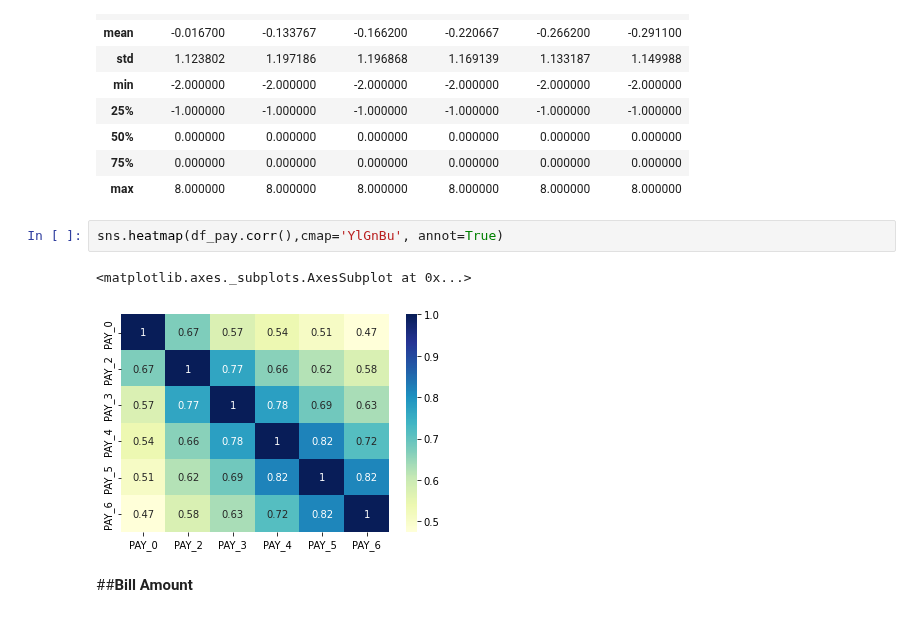
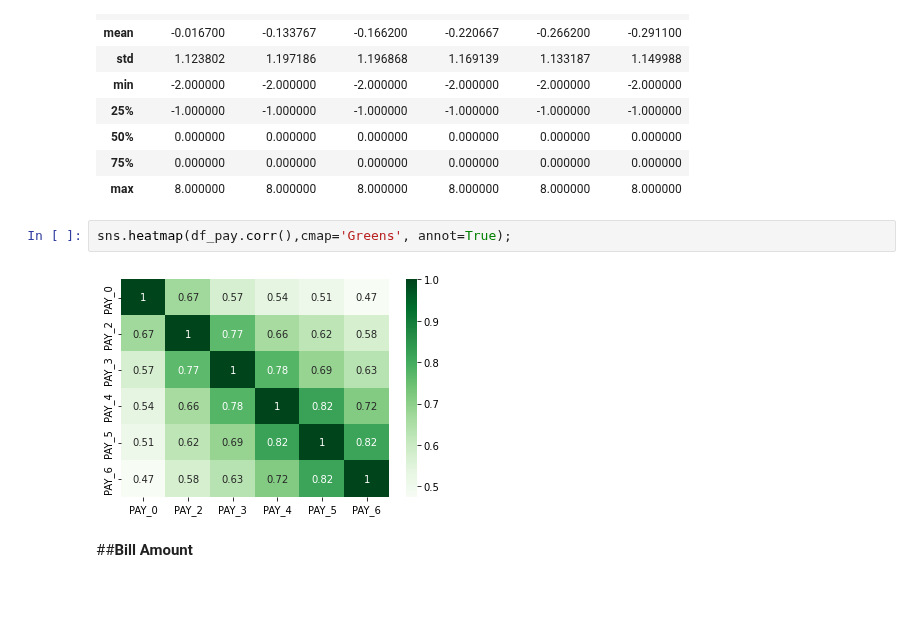
Before and after one commit to Mmbsaksd/Credit-Card-Default-Prediction---Capstone-Project, a Jupyter notebook: Credit_Card_Default_Prediction_Capstone_Project.ipynb, the cells around one changed output. Saved outputs shown, nothing was run; the diff lists cells and outputs as text.

```diff
--- a/Credit_Card_Default_Prediction_Capstone_Project.ipynb
+++ b/Credit_Card_Default_Prediction_Capstone_Project.ipynb
@@ -296,10 +309,9 @@ df_pay.describe()
 | 75% | 0.000000 | 0.000000 | 0.000000 | 0.000000 | 0.000000 | 0.000000 |
 | max | 8.000000 | 8.000000 | 8.000000 | 8.000000 | 8.000000 | 8.000000 |
 # %%
-sns.heatmap(df_pay.corr(),cmap='YlGnBu', annot=True)
+sns.heatmap(df_pay.corr(),cmap='Greens', annot=True);
 # %% [output]
-<matplotlib.axes._subplots.AxesSubplot at 0x...>
-[figure, old version]
+[figure, new version]
 # %% [markdown]
 ##**Bill Amount**
 # %%
```
Also changed, not shown: parts of 6 cells of this notebook.
